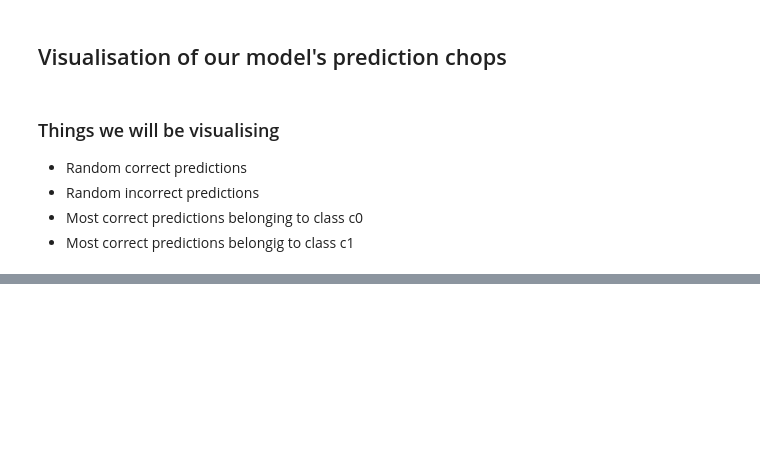
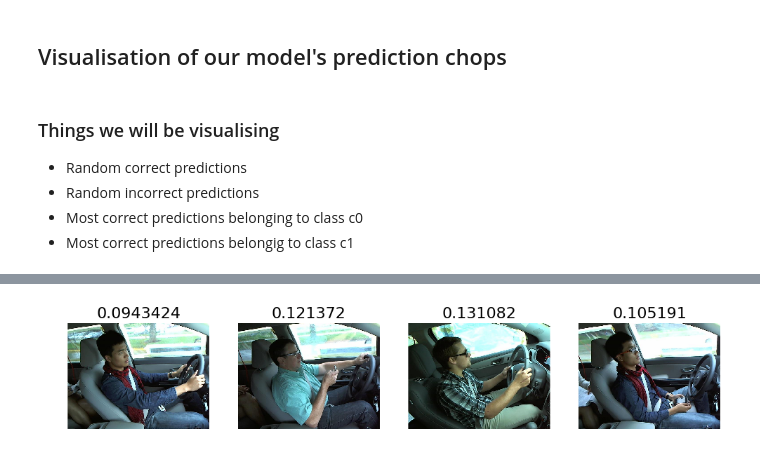
Before and after one commit to manibatra/fast.ai, a Jupyter notebook: lesson_2_statefarm.ipynb, the cells around one changed output, grey strips where cells are left out. Drawn from its saved outputs; the diff is of its cells as text; code cells hidden in the pictures; blank space fills up the shorter version.

```diff
--- a/lesson_2_statefarm.ipynb
+++ b/lesson_2_statefarm.ipynb
@@ -188,0 +218,7 @@ ________________________________________________________________________________
+# %%
+#plotting random incorrect predictions,
+incorrect = np.where(preds!=val_classes)[0]
+idx = permutation(incorrect)[:4]
+plots_idx(idx, probs[idx, val_classes[idx]])
+# %% [output]
+[figure, added]
```
Also changed, not shown: parts of 10 cells of this notebook.
